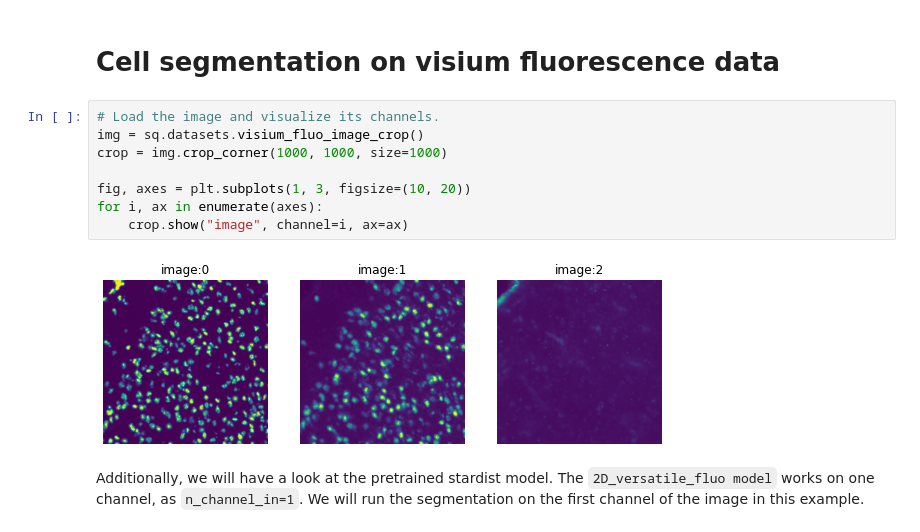
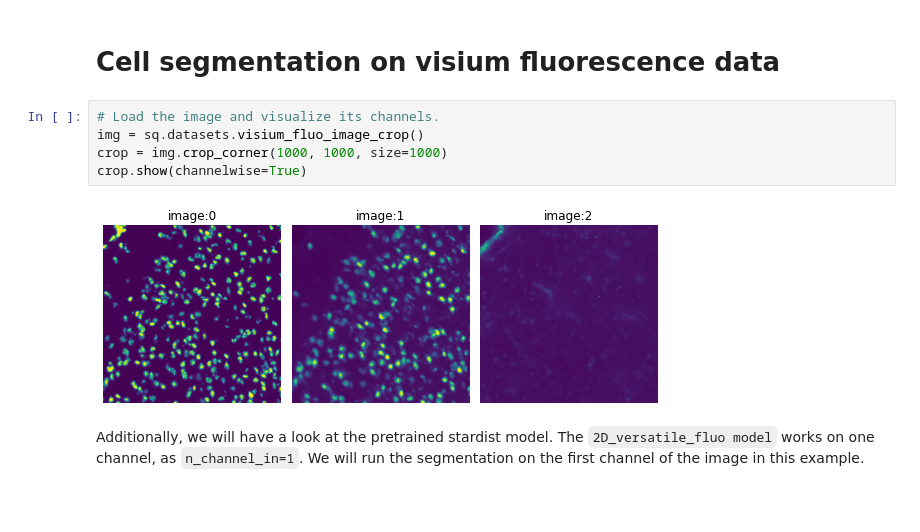
Before and after one commit to scverse/squidpy_notebooks, a Jupyter notebook: docs/source/external_tutorials/tutorial_stardist.ipynb, the cells around one changed output. Cells and saved outputs as stored; diff of their text form; blank space fills up the shorter version.

```diff
--- a/docs/source/external_tutorials/tutorial_stardist.ipynb
+++ b/docs/source/external_tutorials/tutorial_stardist.ipynb
@@ -35,13 +37,10 @@ The method parameter of the `sq.im.segment` method accepts any callable with the
 # %%
 # Load the image and visualize its channels.
 img = sq.datasets.visium_fluo_image_crop()
 crop = img.crop_corner(1000, 1000, size=1000)
-
-fig, axes = plt.subplots(1, 3, figsize=(10, 20))
-for i, ax in enumerate(axes):
-    crop.show("image", channel=i, ax=ax)
+crop.show(channelwise=True)
 # %% [output]
-[figure, old version]
+[figure, new version]
 # %% [markdown]
 Additionally, we will have a look at the pretrained stardist model. The `2D_versatile_fluo model` works on one channel, as `n_channel_in=1`. We will run the segmentation on the first channel of the image in this example.
 # %%
```
Also changed, not shown: parts of 1 cell of this notebook, 2 other files.
